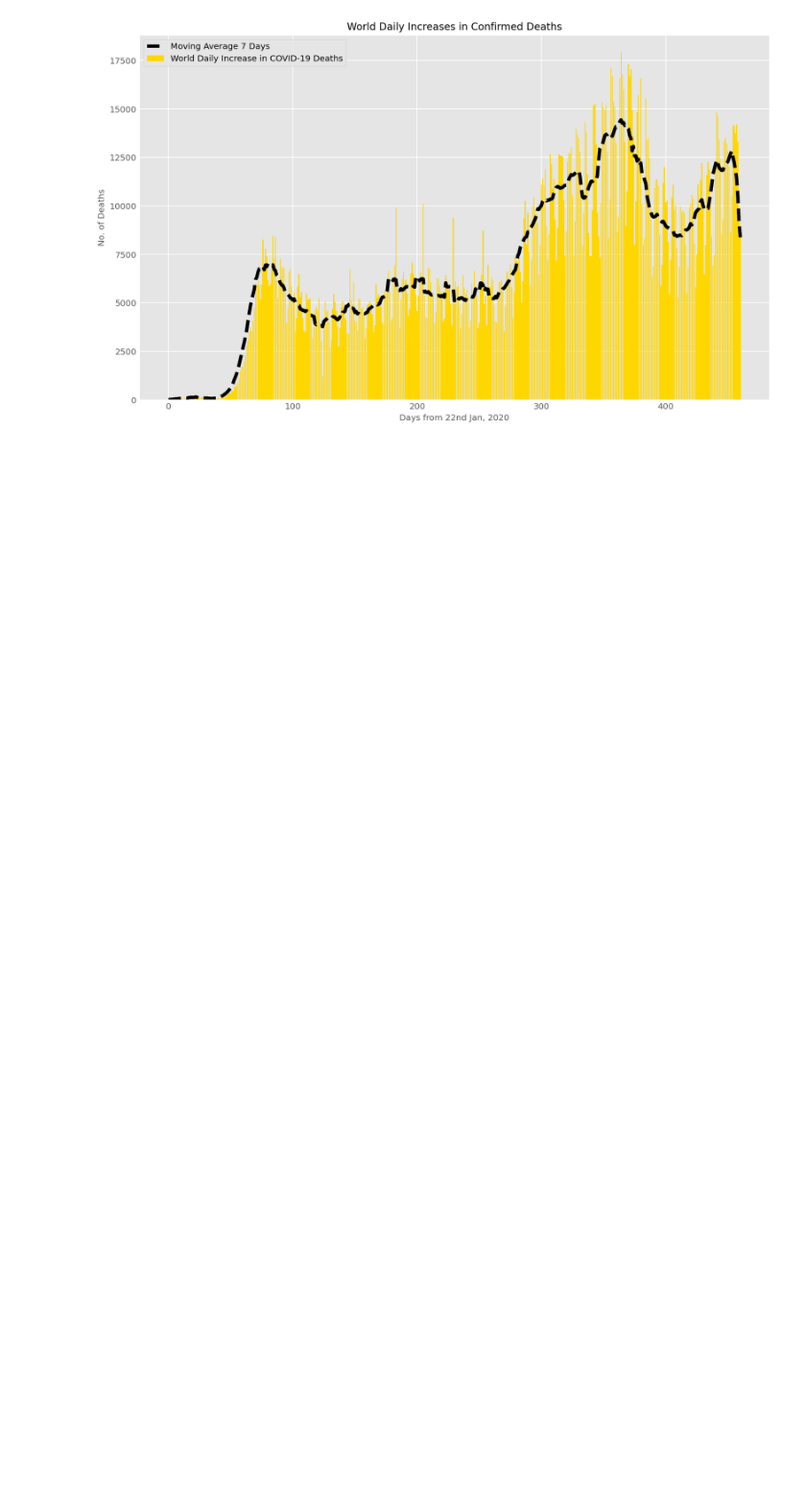
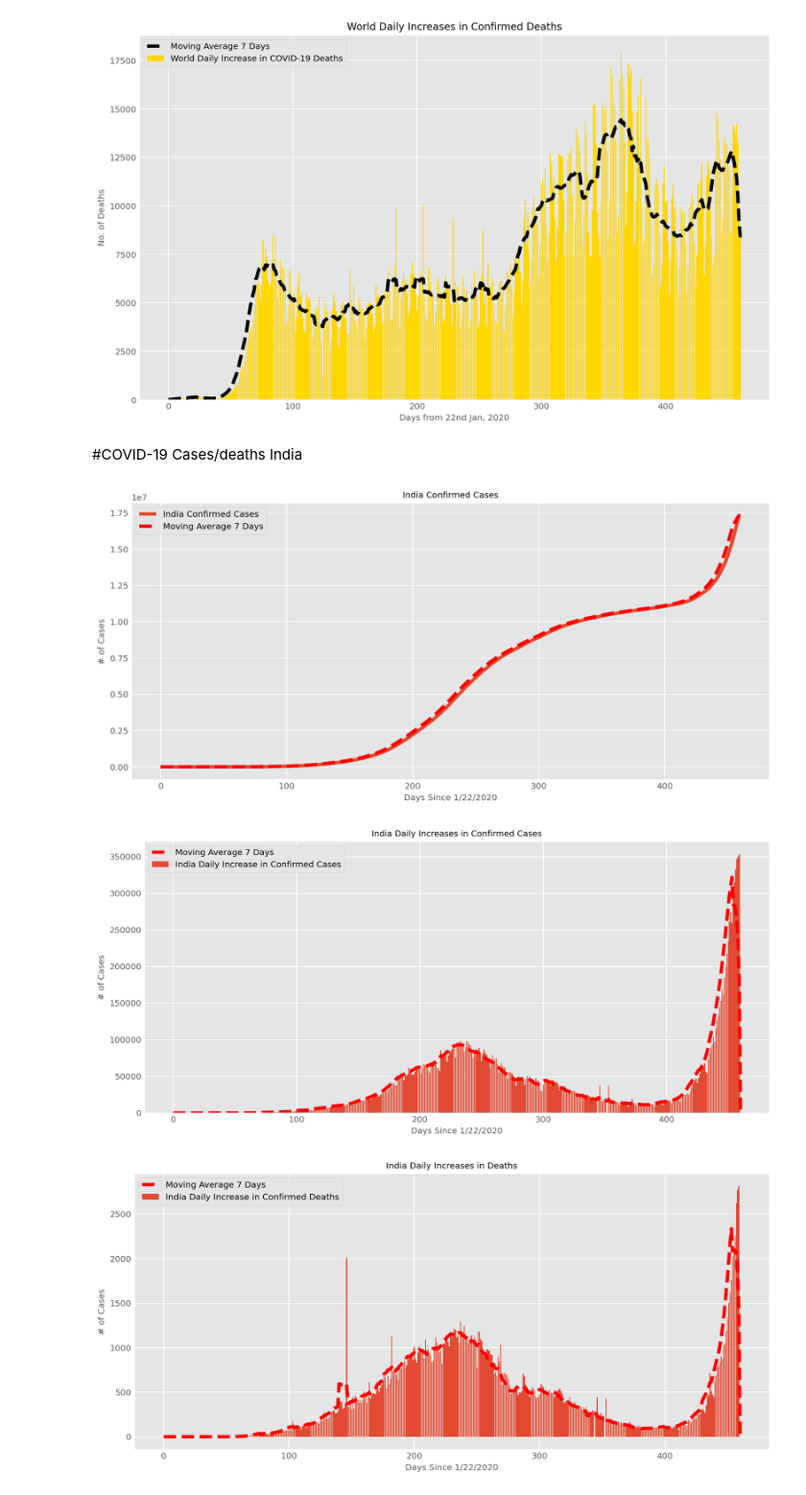
Before and after one commit to mrunallll/COVID-19-Visualizations, a Jupyter notebook: COVID_19_Modelling.ipynb, the cells around one changed output. Shown at 96% size. Cells and saved outputs as stored; diff of their text form; code cells hidden in the pictures; blank space fills up the shorter version.

```diff
--- a/COVID_19_Modelling.ipynb
+++ b/COVID_19_Modelling.ipynb
@@ -242,0 +302,11 @@ plt.show()
+# %% [markdown]
+#COVID-19 Cases/deaths India
+# %%
+countries = ['India']
+
+for country in countries:
+    country_visualizations(country)
+# %% [output]
+[figure, added]
+[figure, added]
+[figure, added]
```
Also changed, not shown: parts of 4 cells of this notebook.
